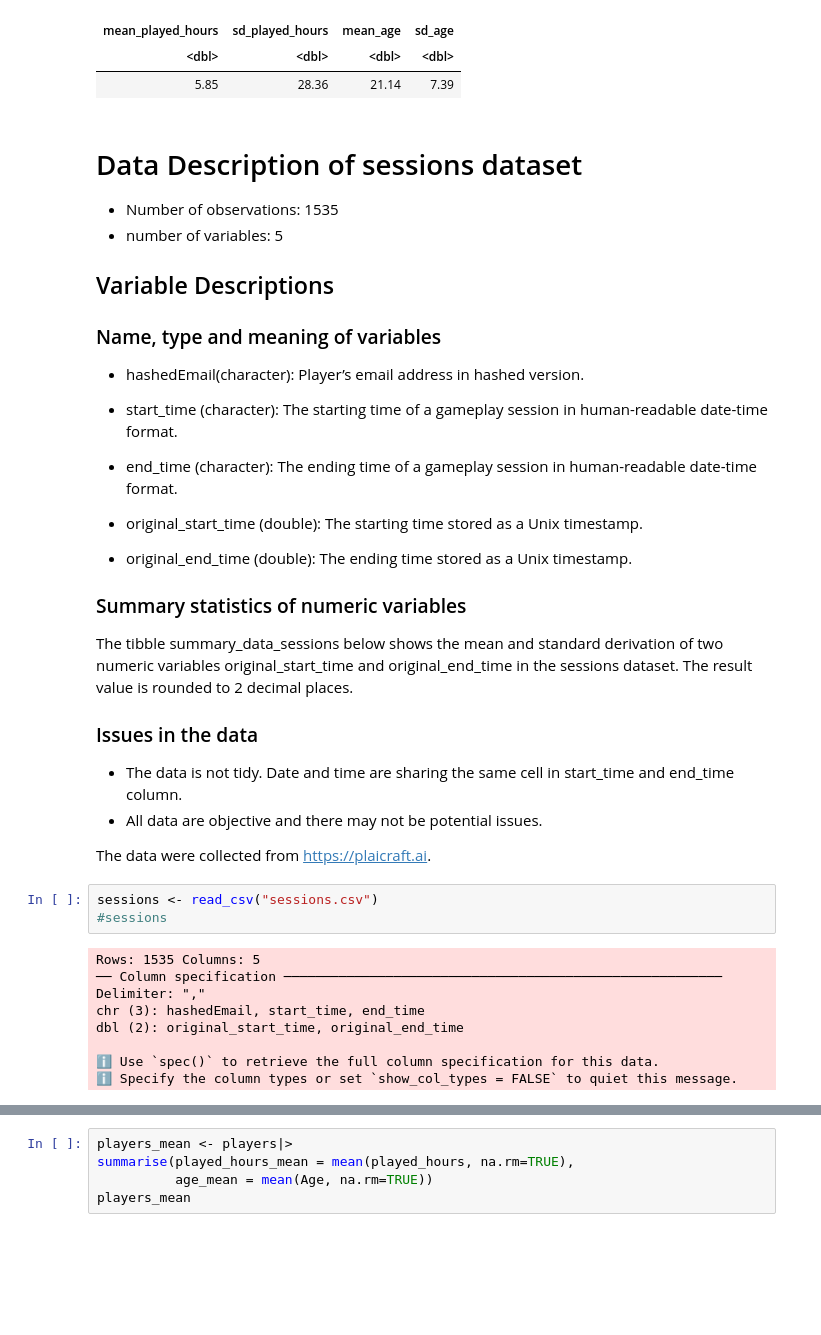
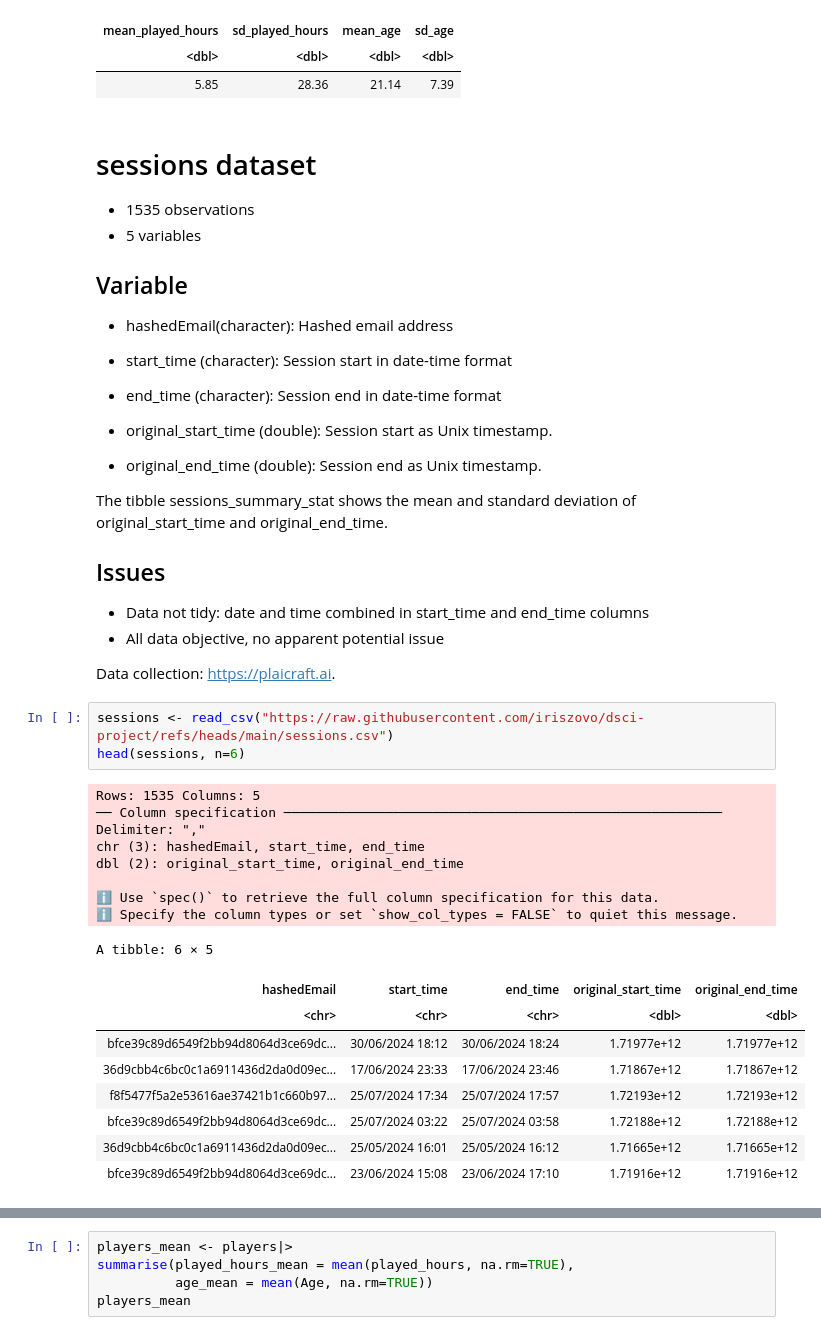
Before and after one commit to iriszovo/dsci-project, a Jupyter notebook: Individual project.ipynb, the cells around one changed output, grey strips where cells are left out. Saved outputs shown, nothing was run; the diff lists cells and outputs as text; blank space fills up the shorter version.

Commit message:
Edit all answers to tidy version
Edit on all questions, delete useless draft and write final answers.

```diff
--- a/Individual project.ipynb
+++ b/Individual project.ipynb
@@ -126,46 +77,53 @@ A tibble: 1 × 4
 | <dbl> | <dbl> | <dbl> | <dbl> |
 | 5.85 | 28.36 | 21.14 | 7.39 |
 # %% [markdown]
-# Data Description of sessions dataset
+# sessions dataset
 
-- Number of observations: 1535
-- number of variables: 5
+- 1535 observations
+- 5 variables
 
-## Variable Descriptions
-### Name, type and meaning of variables
+## Variable
 - hashedEmail(character):
-Player’s email address in hashed version.
+Hashed email address
 
 - start_time (character):
-The starting time of a gameplay session in human-readable date-time format.
+Session start in date-time format
 
 - end_time (character):
-The ending time of a gameplay session in human-readable date-time format.
+Session end in date-time format
 
 - original_start_time (double):
-The starting time stored as a Unix timestamp.
+Session start as Unix timestamp.
 
 - original_end_time (double):
-The ending time stored as a Unix timestamp.
+Session end as Unix timestamp.
 
-### Summary statistics of numeric variables
-The tibble summary_data_sessions below shows the mean and standard derivation of two numeric variables original_start_time and original_end_time in the sessions dataset. The result value is rounded to 2 decimal places.
+The tibble sessions_summary_stat shows the mean and standard deviation of original_start_time and original_end_time.
 
-### Issues in the data
-- The data is not tidy. Date and time are sharing the same cell in start_time and end_time column.
-- All data are objective and there may not be potential issues.
+## Issues
+- Data not tidy: date and time combined in start_time and end_time columns
+- All data objective, no apparent potential issue
 
-The data were collected from https://plaicraft.ai.
+Data collection: https://plaicraft.ai.
 # %%
-sessions <- read_csv("sessions.csv")
-#sessions
+sessions <- read_csv("https://raw.githubusercontent.com/iriszovo/dsci-project/refs/heads/main/sessions.csv")
+head(sessions, n=6)
 # %% [output]
 Rows: 1535 Columns: 5
 ── Column specification ────────────────────────────────────────────────────────
 Delimiter: ","
 chr (3): hashedEmail, start_time, end_time
 dbl (2): original_start_time, original_end_time
 
 ℹ Use `spec()` to retrieve the full column specification for this data.
 ℹ Specify the column types or set `show_col_types = FALSE` to quiet this message.
+A tibble: 6 × 5
+| hashedEmail | start_time | end_time | original_start_time | original_end_time |
+| <chr> | <chr> | <chr> | <dbl> | <dbl> |
+| bfce39c89d6549f2bb94d8064d3ce69dc... | 30/06/2024 18:12 | 30/06/2024 18:24 | 1.71977e+12 | 1.71977e+12 |
+| 36d9cbb4c6bc0c1a6911436d2da0d09ec... | 17/06/2024 23:33 | 17/06/2024 23:46 | 1.71867e+12 | 1.71867e+12 |
+| f8f5477f5a2e53616ae37421b1c660b97... | 25/07/2024 17:34 | 25/07/2024 17:57 | 1.72193e+12 | 1.72193e+12 |
+| bfce39c89d6549f2bb94d8064d3ce69dc... | 25/07/2024 03:22 | 25/07/2024 03:58 | 1.72188e+12 | 1.72188e+12 |
+| 36d9cbb4c6bc0c1a6911436d2da0d09ec... | 25/05/2024 16:01 | 25/05/2024 16:12 | 1.71665e+12 | 1.71665e+12 |
+| bfce39c89d6549f2bb94d8064d3ce69dc... | 23/06/2024 15:08 | 23/06/2024 17:10 | 1.71916e+12 | 1.71916e+12 |
 # %%
```
Also changed, not shown: parts of 23 cells of this notebook.
